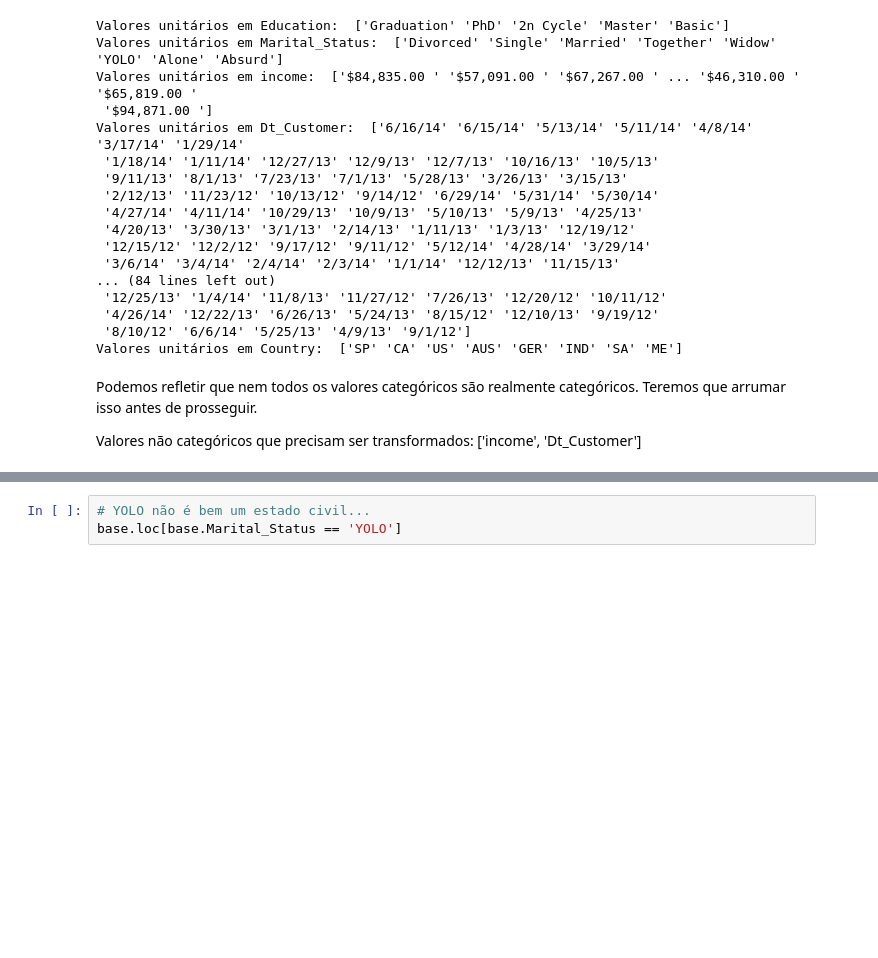
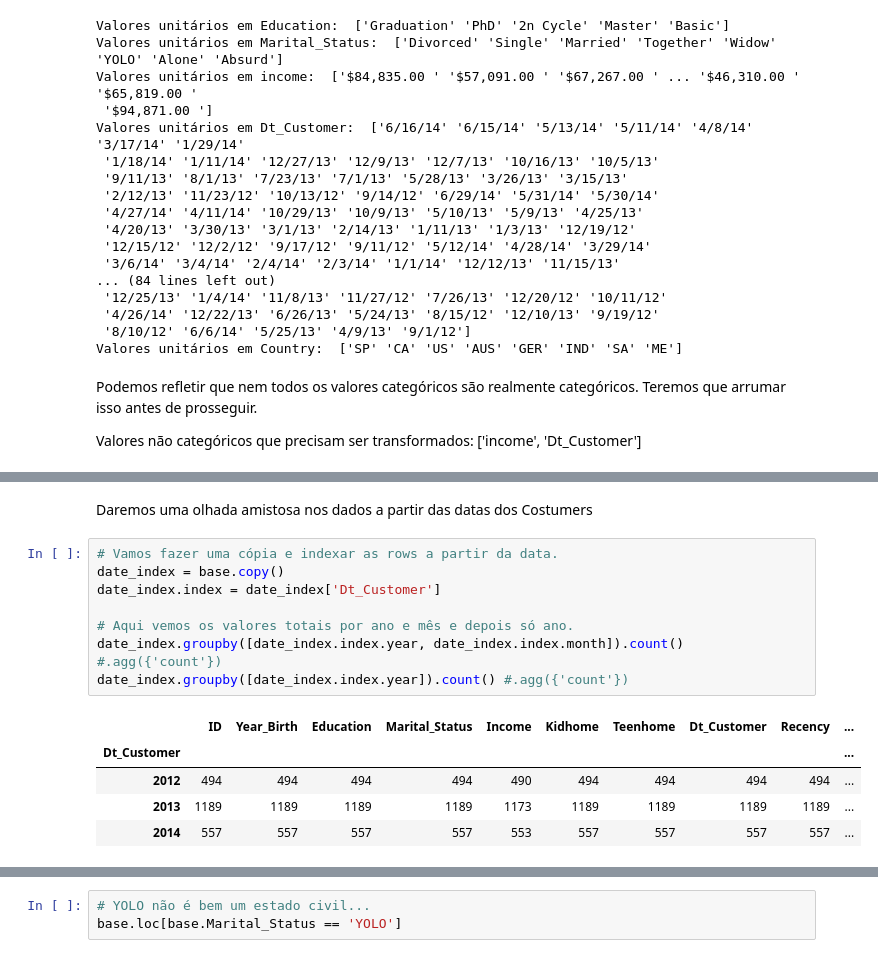
Before and after one commit to Beloin/marketing_analyze, a Jupyter notebook: market_analyze.ipynb, the cells around one changed output, grey strips where cells are left out. Drawn from its saved outputs; the diff is of its cells as text; blank space fills up the shorter version.

```diff
--- a/market_analyze.ipynb
+++ b/market_analyze.ipynb
@@ -97,0 +133,16 @@ Valores não categóricos que precisam ser transformados: \['income', 'Dt_Custom
+# %% [markdown]
+Daremos uma olhada amistosa nos dados a partir das datas dos Costumers
+# %%
+# Vamos fazer uma cópia e indexar as rows a partir da data.
+date_index = base.copy()
+date_index.index = date_index['Dt_Customer']
+
+# Aqui vemos os valores totais por ano e mês e depois só ano.
+date_index.groupby([date_index.index.year, date_index.index.month]).count() #.agg({'count'})
+date_index.groupby([date_index.index.year]).count() #.agg({'count'})
+# %% [output]
+|  | ID | Year_Birth | Education | Marital_Status | Income | Kidhome | Teenhome | Dt_Customer | Recency | ... |
+| Dt_Customer |  |  |  |  |  |  |  |  |  | ... |
+| 2012 | 494 | 494 | 494 | 494 | 490 | 494 | 494 | 494 | 494 | ... |
+| 2013 | 1189 | 1189 | 1189 | 1189 | 1173 | 1189 | 1189 | 1189 | 1189 | ... |
+| 2014 | 557 | 557 | 557 | 557 | 553 | 557 | 557 | 557 | 557 | ... |
```
Also changed, not shown: parts of 9 cells of this notebook.
